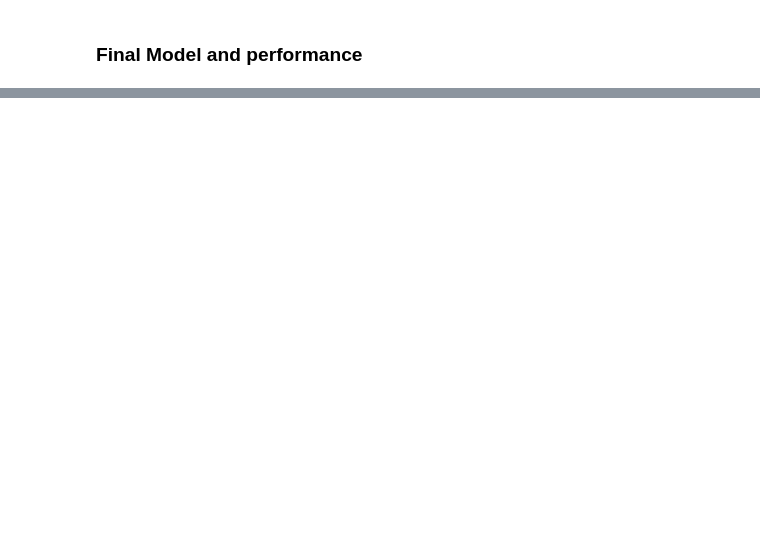
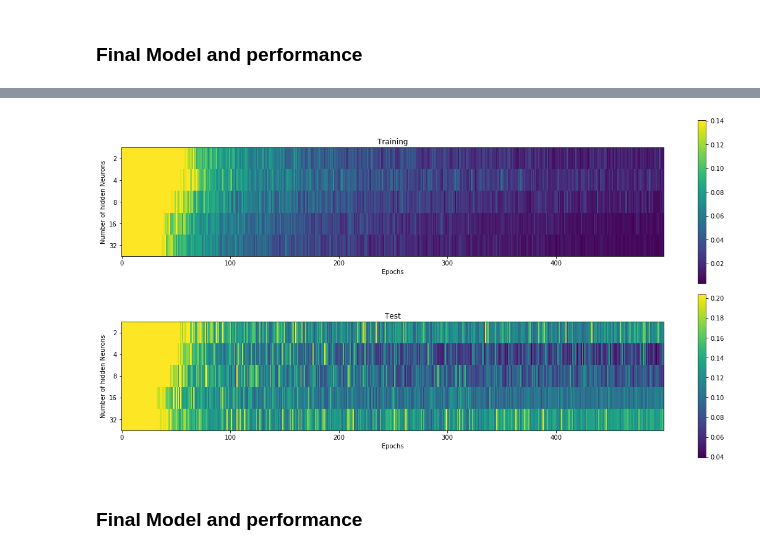
Before and after one commit to LifangHe/speaker-recognition, a Jupyter notebook: speaker_recognition.ipynb, the cells around one changed output, grey strips where cells are left out. Cells and saved outputs as stored; diff of their text form; code cells hidden in the pictures; blank space fills up the shorter version.

```diff
--- a/speaker_recognition.ipynb
+++ b/speaker_recognition.ipynb
@@ -273,0 +376,22 @@ Confusion matrix:
+# %%
+MAX_VAL = 90             # 100 is the maximum
+pl.figure(figsize=(16, 8))
+pl.subplot(2, 1, 1)
+pl.imshow(MSE_train, vmin=np.min(MSE_train), vmax=np.percentile(MSE_train, 90), aspect=20, interpolation='nearest')
+pl.yticks(np.arange(len(N_NEURONS)), N_NEURONS)
+pl.xlabel('Epochs')
+pl.ylabel('Number of hidden Neurons')
+pl.title('Training')
+pl.colorbar()
+pl.subplot(2, 1, 2)
+pl.imshow(MSE_test, vmin=np.min(MSE_test), vmax=np.percentile(MSE_test, 90), aspect=20, interpolation='nearest')
+pl.yticks(np.arange(len(N_NEURONS)), N_NEURONS)
+pl.xlabel('Epochs')
+pl.ylabel('Number of hidden Neurons')
+pl.title('Test')
+pl.colorbar()
+pl.tight_layout()
+# %% [output]
+[figure, added]
+# %% [markdown]
+### Final Model and performance
```
Also changed, not shown: parts of 12 cells of this notebook.
